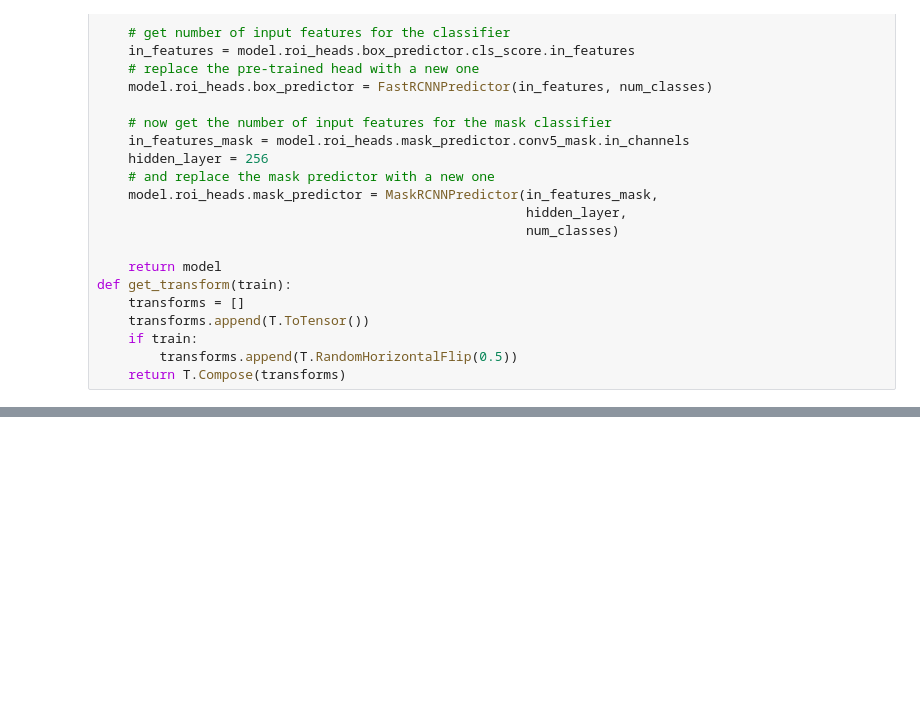
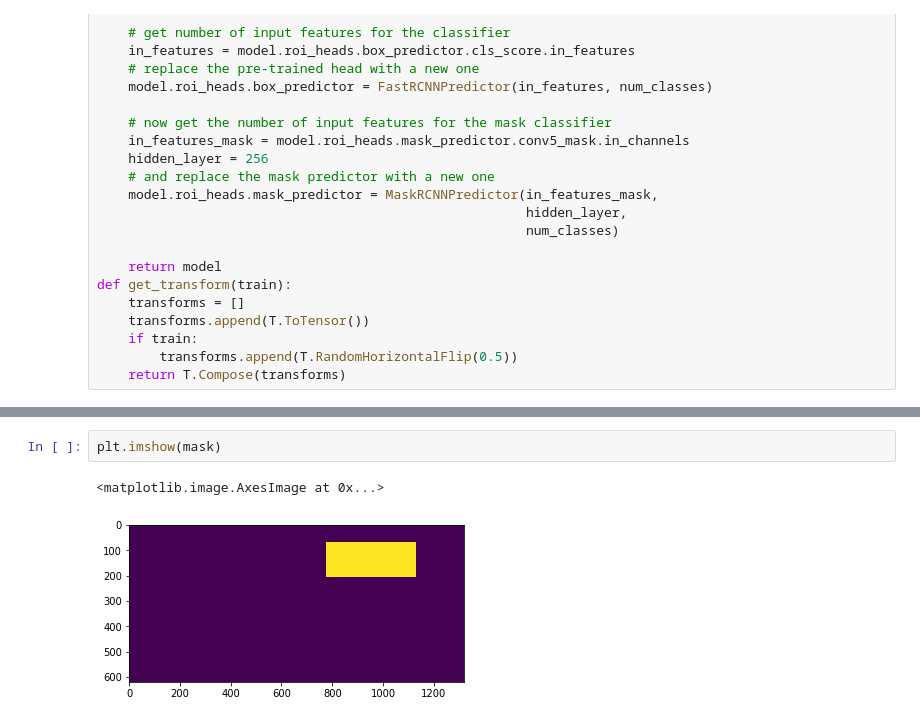
Before and after one commit to lianqiann/CubicasaProj, a Jupyter notebook: maskRCNN_lookup.ipynb, the cells around one changed output, grey strips where cells are left out. Saved outputs shown, nothing was run; the diff lists cells and outputs as text; blank space fills up the shorter version.

```diff
--- a/maskRCNN_lookup.ipynb
+++ b/maskRCNN_lookup.ipynb
@@ -254,0 +253,5 @@ for epoch in range(num_epochs):
+# %%
+plt.imshow(mask)
+# %% [output]
+<matplotlib.image.AxesImage at 0x...>
+[figure, added]
```
Also changed, not shown: parts of 18 cells of this notebook, 2 other files.
